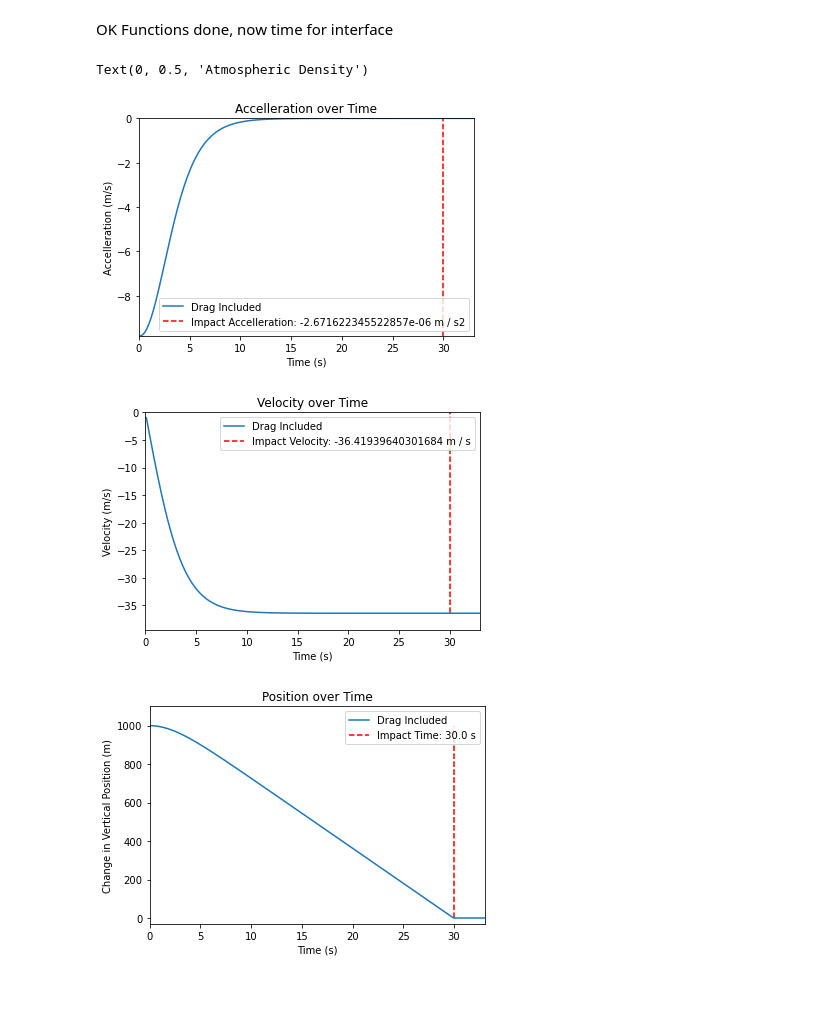
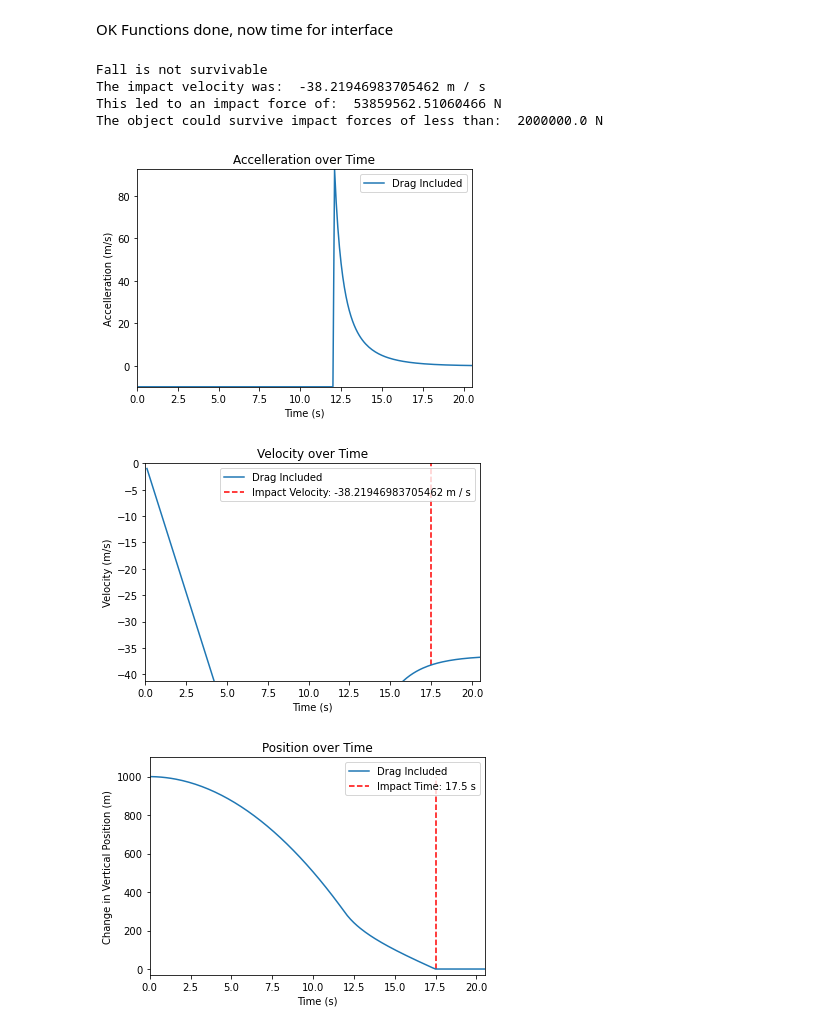
Before and after one commit to MilneBotMKII/Physics_Project, a Jupyter notebook: Main Simulation.ipynb, the cells around one changed output. Cells and saved outputs as stored; diff of their text form; code cells hidden in the pictures; blank space fills up the shorter version.

```diff
--- a/Main Simulation.ipynb
+++ b/Main Simulation.ipynb
@@ -78,6 +78,11 @@ def Impact_Finder(currentposition):
         return(True)
     else:
         return(False)
+# %%
+def Impact_Timescale(youngs, surfacearea, mass):
+    springconstant = youngs * surfacearea / unit.m #Just making it so the floor has a unit length, blarg units
+    angularfrequency = np.sqrt(springconstant/mass)
+    return(2*np.pi / (4 * angularfrequency))
 # %% [markdown]
 OK Functions done, now time for interface
 # %%
@@ -108,17 +105,21 @@ p0 = 1000 * unit.m                      #initial position
 time_end = 200                            #simulation length (units added later)
                                          #(Graphs will truncate to impact, but this can be used for middle of fall)
 time_interval = 0.1                        #time interval (dTime size)(units added later)
+flooryoungs = 7*10**10 * unit.Pa          #Youngs Modulus of the floor we are impacting #7*10**10 is for aluminum
+fracturestress = 2 * unit.N/unit.mm**2       #Fracture Stress of falling object(used for lethality) #This value should roughly match human's tolerance
 def Atmosphere_Density(altitude):
     '''
     This function will return the density of a simulation's atmosphere at a given altitude
     Input: Altitude(unit.m), the altitude you want to survey
     Output: Atmospheric Density (unit.kg/unit.m^3)
     '''
-#     if(altitude > 10000*unit.m):
-#         return(0 * unit.kg/unit.m**3)
-#     else:
-#         return(1.293 * unit.kg/unit.m**3)
-    return(1.293 * unit.kg/unit.m**3)
+    if(altitude > 300*unit.m):              #Sudden Atmosphere
+        return(0 * unit.kg/unit.m**3)
+    else:
+        return(1.293 * unit.kg/unit.m**3)
+#     return(1.293 * unit.kg/unit.m**3)          #Constant Atmosphere
+#     return(1.293 * unit.kg/unit.m**3 * 1/(altitude.value + 1))       #1/x Increasing Atmosphere
+#     return(1.293 * unit.kg/unit.m**3 * (p0.value - altitude.value) / p0.value)      #Linear Atmosphere
 # %%
 #This will setup a discrete Time coordinate, as well as handle dtime calculation
 TimeSteps = np.linspace(0, time_end, int(time_end/time_interval + 1)) * unit.s #This will do 0-100 seconds, .1 second interval
@@ -140,7 +141,6 @@ for i in range(len(dTimeSteps)):
     if((ImpactTime == ['empty']) & (PositionValues[i] == 0 * unit.m)): #Looks for first instance of position 0
         ImpactTime = TimeSteps[i] #And stores the first time that has position 0 which was corrected by Impact_Finder
         ImpactVelocity = VelocityValues[i]
-        ImpactAccelleration = AccellerationValues[i]
 
 
 
@@ -163,7 +163,6 @@ plt.xlabel('Time (s)')
 #plt.plot(tempTime, np.asarray(tempTime) * 0 + g, linestyle = '--', label = 'No Drag') #This shows continuous expected
 plt.xlim(right = ImpactTime.value + 3, left = 0)
 plt.ylim(bottom = np.min(temp), top = np.max(temp))
-plt.vlines(ImpactTime.value, np.min(temp), ImpactAccelleration.value, color = 'r', linestyle = '--', label = 'Impact Accelleration: ' + str(ImpactAccelleration))
 
 plt.legend()
 #######################################################################################
@@ -181,34 +180,57 @@ plt.xlim(right = ImpactTime.value + 3, left = 0)
 plt.ylim(bottom = ImpactVelocity.value - 3, top = np.max(temp))
 plt.vlines(ImpactTime.value, ImpactVelocity.value, v0.value, color = 'r', linestyle = '--', label = 'Impact Velocity: ' + str(ImpactVelocity))
 
 plt.legend()
 ######################################################################################
 temp=[]
 for i in range(len(PositionValues)): #I dislike this workaround greatly, I will find a better way
     temp.append(PositionValues[i].value)
 plt.figure(2)
 plt.plot(tempTime[1:], temp[1:-1], label = 'Drag Included')
 plt.title('Position over Time')
 plt.ylabel('Change in Vertical Position (m)')
 plt.xlabel('Time (s)')
 
 #plt.plot(tempTime, (np.asarray(tempTime)**2 * g/2).value + p0.value, linestyle = '--', label = 'No Drag') #This shows continuous expected
 plt.xlim(right = ImpactTime + 3*unit.s, left = 0*unit.s)
 plt.ylim(bottom = -30 * unit.m, top = np.max(temp) * 1.1)
 plt.vlines(ImpactTime, 0*unit.m, np.max(temp), color = 'r', linestyle = '--', label = 'Impact Time: ' + str(ImpactTime))
 
 plt.legend()
 ##########################################################################################
 temp2 = []
 for i in range(len(PositionValues)): #I dislike this workaround greatly, I will find a better way
     temp2.append(Atmosphere_Density(PositionValues[i]).value)
 plt.figure(4)
 plt.plot(temp[:-1], temp2[:-1])
 plt.title('Atmospheric Density over Altitude')
 plt.xlabel('Altitude')
 plt.ylabel('Atmospheric Density')
+###########################################################################################
+#Handling the impact stuff
+ImpactTimescale = Impact_Timescale(flooryoungs, crossarea, mass).to(unit.s)
+#We know the time the impact takes place over, and we know the velocity needs to go from ImpactVelocity to 0
+#Calculate Accelleration
+ImpactAccelleration = -ImpactVelocity/ImpactTimescale
+# print(ImpactVelocity, ImpactTimescale, ImpactAccelleration)
+#F=ma
+ImpactForce = (ImpactAccelleration * mass).to(unit.N)
+# print(ImpactForce)
+if(ImpactForce > (fracturestress * crossarea).to(unit.N)):
+    print('Fall is not survivable')
+    print('The impact velocity was: ', ImpactVelocity)
+    print('This led to an impact force of: ', ImpactForce)
+    print('The object could survive impact forces of less than: ', (fracturestress * crossarea).to(unit.N))
+else:
+    print('Fall is survivable')
+    print('The impact velocity was: ', ImpactVelocity)
+    print('This led to an impact force of: ', ImpactForce)
+    print('The object could survive impact forces of less than: ', (fracturestress * crossarea).to(unit.N))
 # %% [output]
-Text(0, 0.5, 'Atmospheric Density')
+Fall is not survivable
+The impact velocity was:  -38.21946983705462 m / s
+This led to an impact force of:  53859562.51060466 N
+The object could survive impact forces of less than:  2000000.0 N
-[figure, old version]
+[figure, new version]
-[figure, old version]
+[figure, new version]
-[figure, old version]
+[figure, new version]
```
Also changed, not shown: parts of 2 cells of this notebook.
